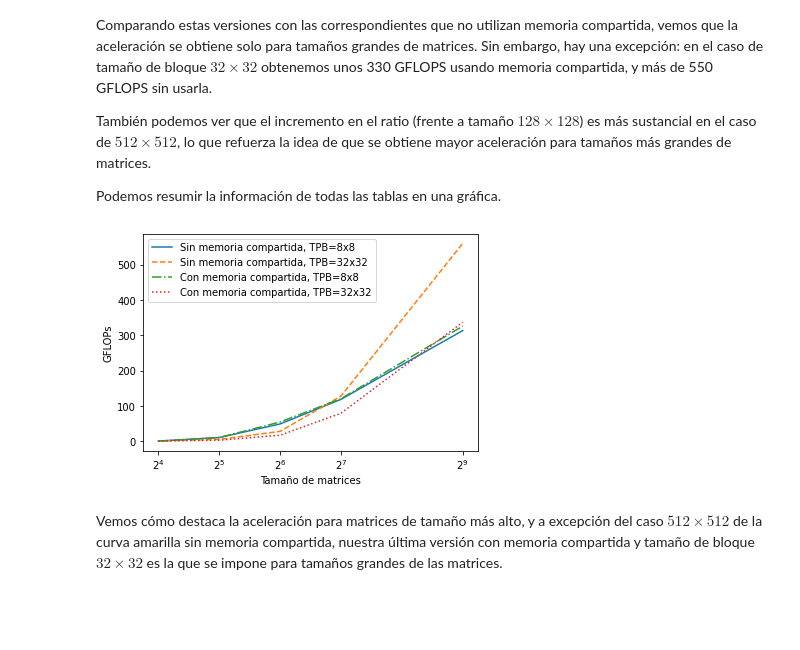
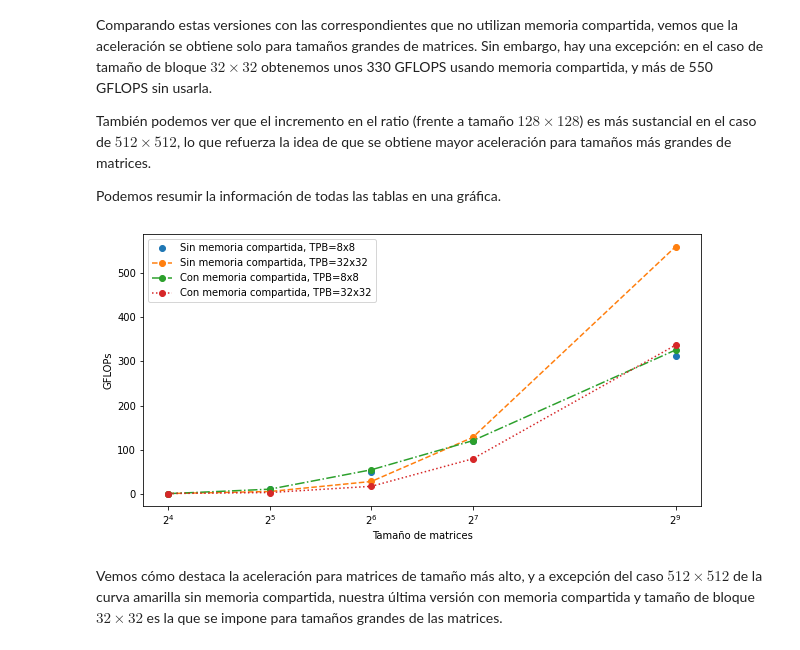
Before and after one commit to Ludvins/MCD_Practicas_PDGE, a Jupyter notebook: CUDA/Multiplicacion_matrices.ipynb, the cells around one changed output. Cells and saved outputs as stored; diff of their text form; code cells hidden in the pictures; blank space fills up the shorter version.

```diff
--- a/CUDA/Multiplicacion_matrices.ipynb
+++ b/CUDA/Multiplicacion_matrices.ipynb
@@ -455,24 +455,25 @@ Podemos resumir la información de todas las tablas en una gráfica.
 # %%
 import matplotlib.pyplot as plt
 
 x=[16, 32, 64, 128, 512]
 y1=[1.19, 11.09, 49.46, 118.93, 313.22]
 y2=[1.28, 5.87, 28.54, 128.26, 559.59]
 y3=[1.02, 11.12, 54.98, 120.78, 325.90]
 y4=[1.30, 3.57, 17.59, 79.83,336.99]
 
-plt.plot(x, y1, label="Sin memoria compartida, TPB=8x8")
-plt.plot(x, y2, "--", label="Sin memoria compartida, TPB=32x32")
-plt.plot(x, y3, "-.", label="Con memoria compartida, TPB=8x8")
-plt.plot(x, y4, ":", label="Con memoria compartida, TPB=32x32")
+plt.figure(figsize=(10, 5))
+plt.plot(x, y1, "o", label="Sin memoria compartida, TPB=8x8")
+plt.plot(x, y2, "--o", label="Sin memoria compartida, TPB=32x32")
+plt.plot(x, y3, "-.o", label="Con memoria compartida, TPB=8x8")
+plt.plot(x, y4, ":o", label="Con memoria compartida, TPB=32x32")
 plt.xscale('log', basex=2)
 plt.xticks(x)
 plt.xlabel("Tamaño de matrices")
 plt.ylabel("GFLOPs")
 plt.legend()
 plt.show()
 # %% [output]
-[figure, old version]
+[figure, new version]
 # %% [markdown]
 Vemos cómo destaca la aceleración para matrices de tamaño más alto, y a excepción del caso $512\times 512$ de la curva amarilla sin memoria compartida, nuestra última versión con memoria compartida y tamaño de bloque $32\times 32$ es la que se impone para tamaños grandes de las matrices.
 # %% [markdown]
```
